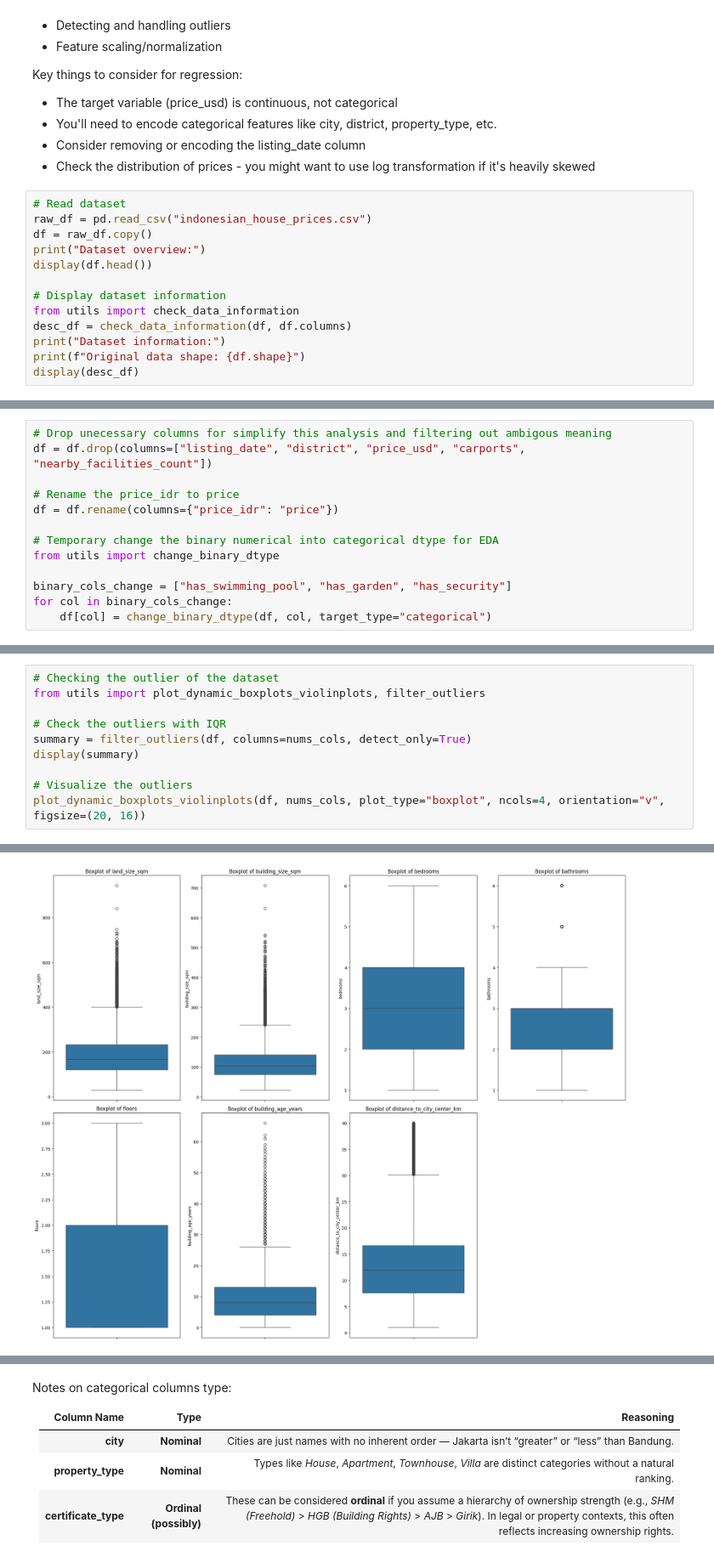
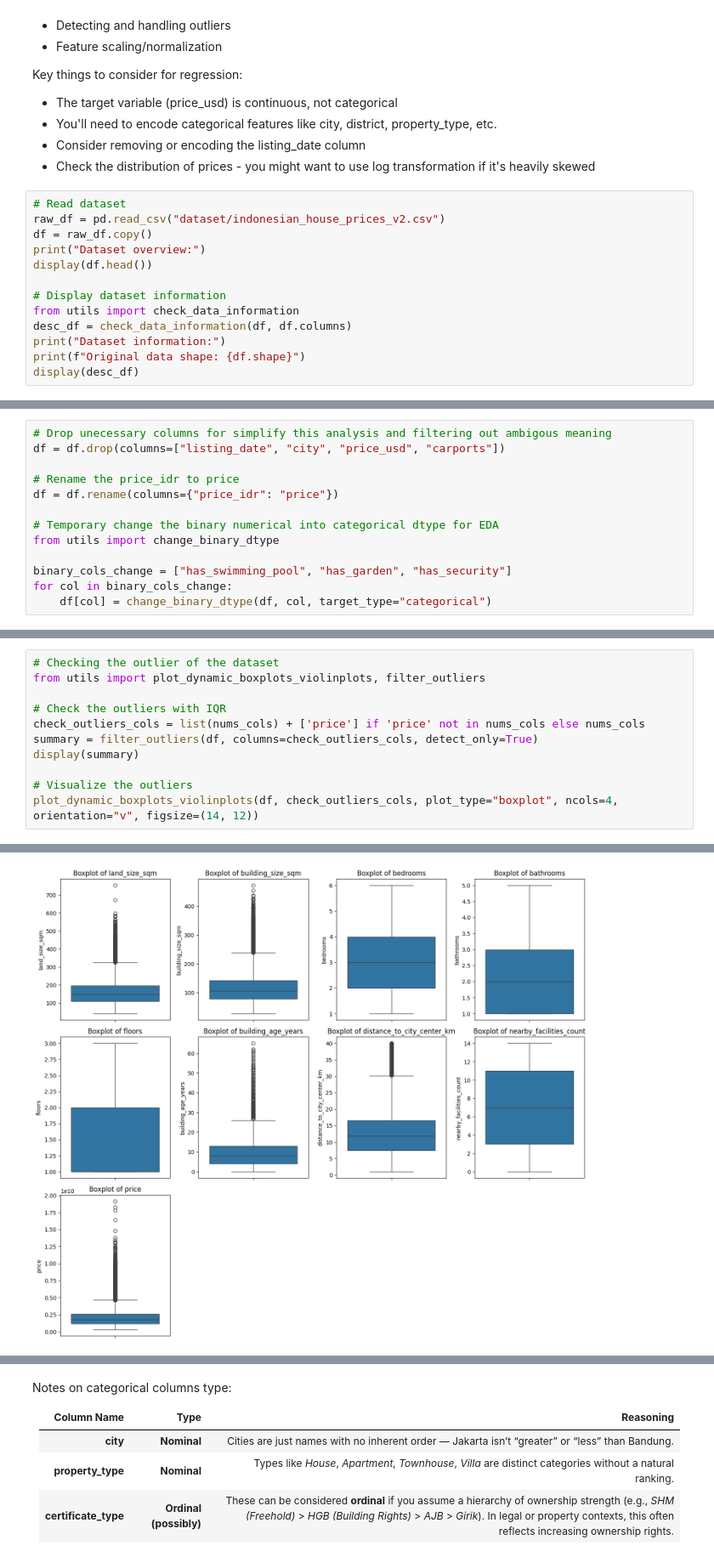
Before and after one commit to mcikalmerdeka/pytorch-learning, a Jupyter notebook: house_price_regression/main.ipynb, the cells around one changed output, grey strips where cells are left out. Shown at 85% size. Drawn from its saved outputs; the diff is of its cells as text.

```diff
--- a/house_price_regression/main.ipynb
+++ b/house_price_regression/main.ipynb
@@ -52,7 +52,7 @@ Key things to consider for regression:
 - Check the distribution of prices - you might want to use log transformation if it's heavily skewed
 # %%
 # Read dataset
-raw_df = pd.read_csv("indonesian_house_prices.csv")
+raw_df = pd.read_csv("dataset/indonesian_house_prices_v2.csv")
 df = raw_df.copy()
 print("Dataset overview:")
 display(df.head())
@@ -93,6 +93,6 @@ Original data shape: (50000, 20)
 # %%
 # Drop unecessary columns for simplify this analysis and filtering out ambigous meaning
-df = df.drop(columns=["listing_date", "district", "price_usd", "carports", "nearby_facilities_count"])
+df = df.drop(columns=["listing_date", "city", "price_usd", "carports"])
 
 # Rename the price_idr to price
 df = df.rename(columns={"price_idr": "price"})
@@ -168,10 +169,11 @@ display(categorical_summary)
 from utils import plot_dynamic_boxplots_violinplots, filter_outliers
 
 # Check the outliers with IQR
-summary = filter_outliers(df, columns=nums_cols, detect_only=True)
+check_outliers_cols = list(nums_cols) + ['price'] if 'price' not in nums_cols else nums_cols
+summary = filter_outliers(df, columns=check_outliers_cols, detect_only=True)
 display(summary)
 
 # Visualize the outliers
-plot_dynamic_boxplots_violinplots(df, nums_cols, plot_type="boxplot", ncols=4, orientation="v", figsize=(20, 16))
+plot_dynamic_boxplots_violinplots(df, check_outliers_cols, plot_type="boxplot", ncols=4, orientation="v", figsize=(14, 12))
 # %% [output]
 Amount of Rows: 50000
@@ -189,3 +193,3 @@ Percentage of Outliers: 17.78%
-[figure, old version]
+[figure, new version]
 # %%
 # Implement the outliers handling
```
Also changed, not shown: parts of 21 cells of this notebook.
